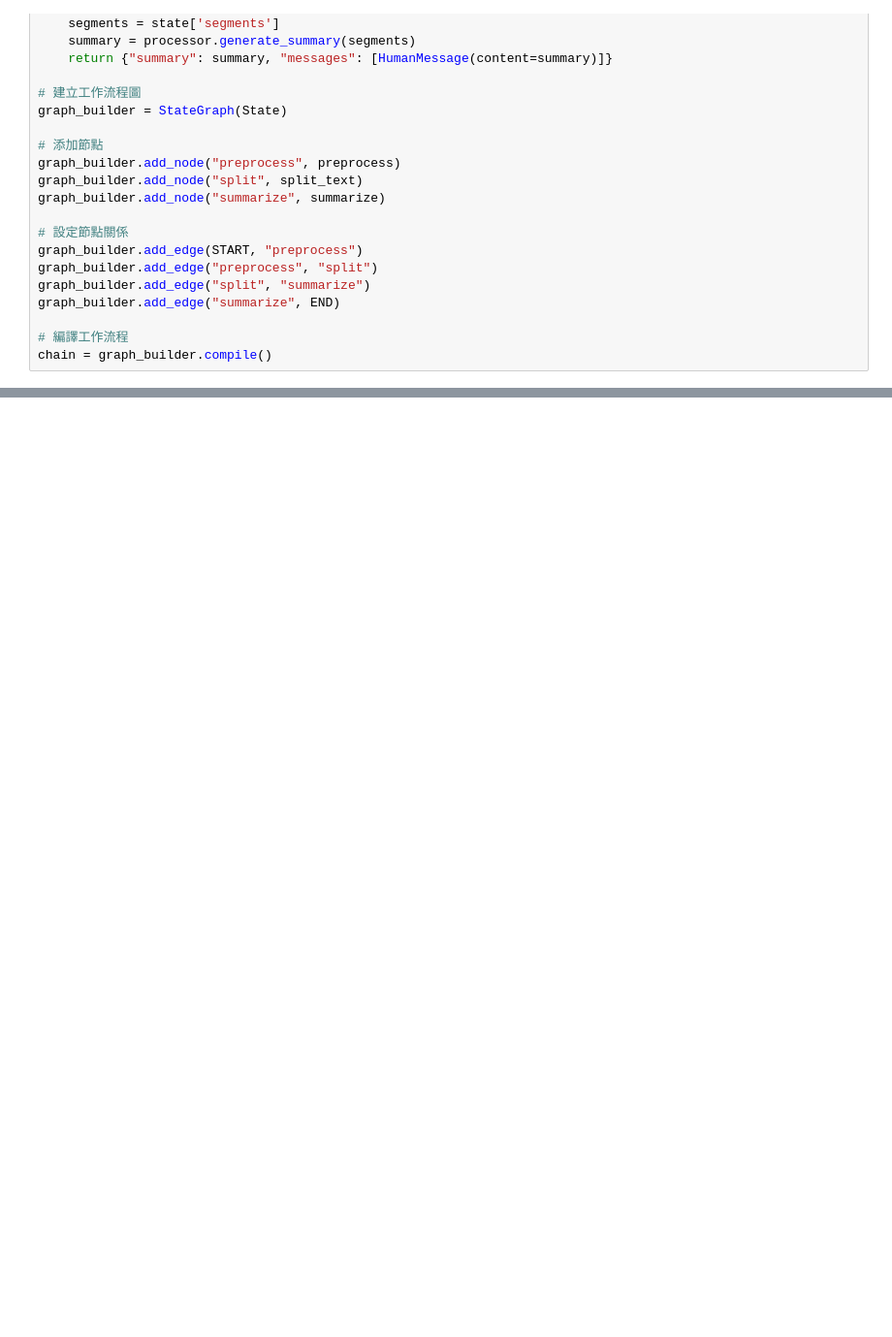
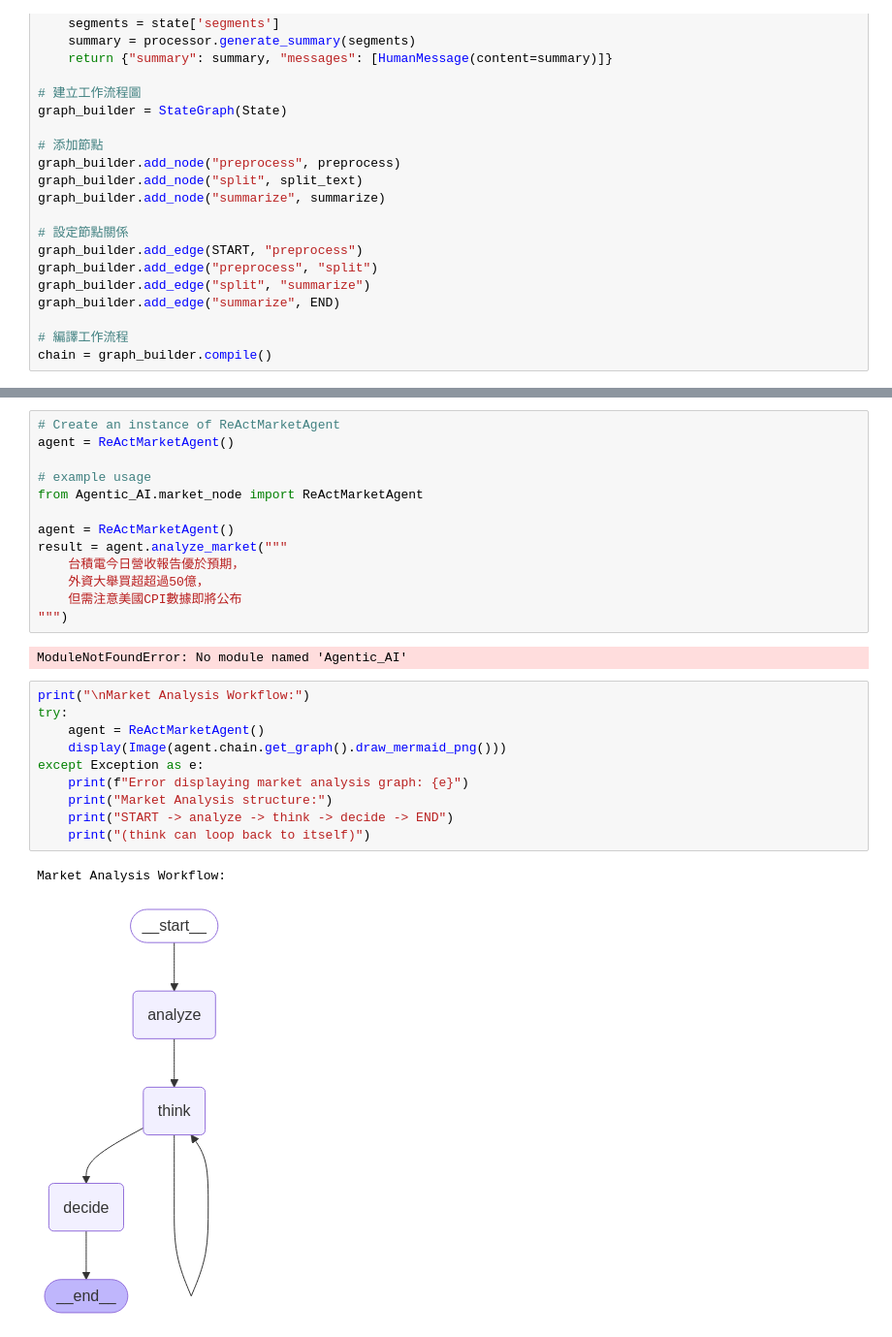
Before and after one commit to andrew76214/Agents4Financial, a Jupyter notebook: Agentic_AI/playground.ipynb, the cells around one changed output, grey strips where cells are left out. Shown at 97% size. Saved outputs shown, nothing was run; the diff lists cells and outputs as text; blank space fills up the shorter version.

```diff
--- a/Agentic_AI/playground.ipynb
+++ b/Agentic_AI/playground.ipynb
@@ -132,0 +506,28 @@ except Exception:
+# %%
+# Create an instance of ReActMarketAgent
+agent = ReActMarketAgent()
+
+# example usage
+from Agentic_AI.market_node import ReActMarketAgent
+
+agent = ReActMarketAgent()
+result = agent.analyze_market("""
+    台積電今日營收報告優於預期，
+    外資大舉買超超過50億，
+    但需注意美國CPI數據即將公布
+""")
+# %% [output]
+ModuleNotFoundError: No module named 'Agentic_AI'
+# %%
+print("\nMarket Analysis Workflow:")
+try:
+    agent = ReActMarketAgent()
+    display(Image(agent.chain.get_graph().draw_mermaid_png()))
+except Exception as e:
+    print(f"Error displaying market analysis graph: {e}")
+    print("Market Analysis structure:")
+    print("START -> analyze -> think -> decide -> END")
+    print("(think can loop back to itself)")
+# %% [output]
+Market Analysis Workflow:
+[figure, added]
```
Also changed, not shown: parts of 3 cells of this notebook, 3 other files.
